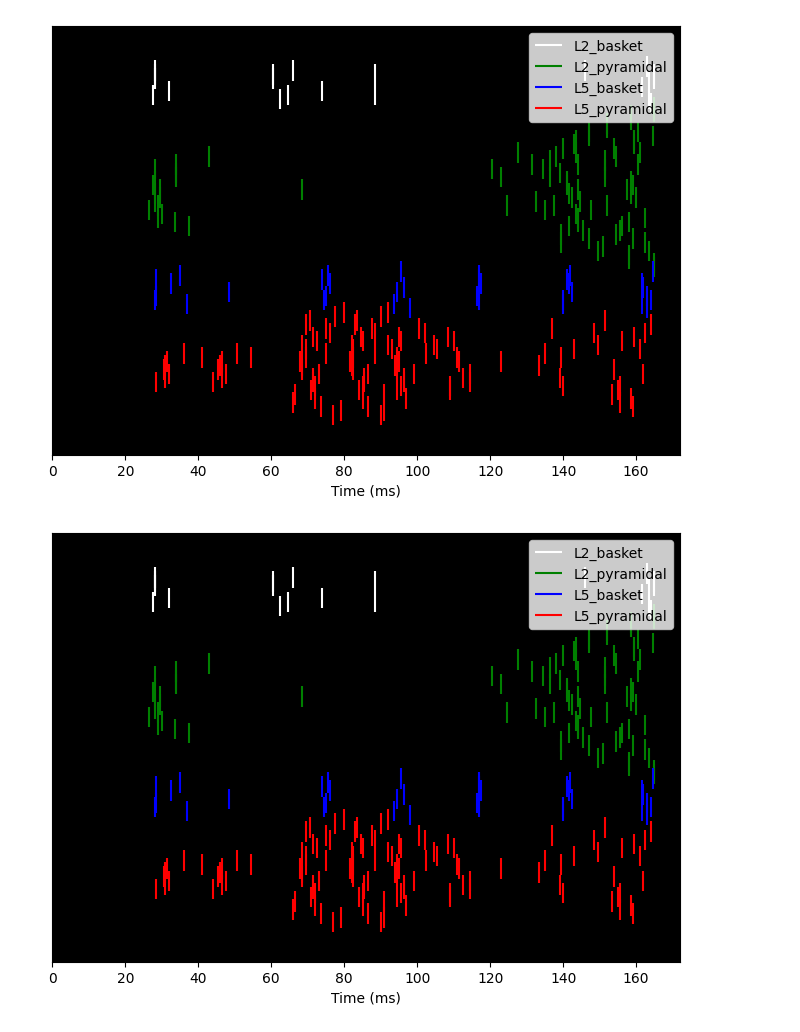
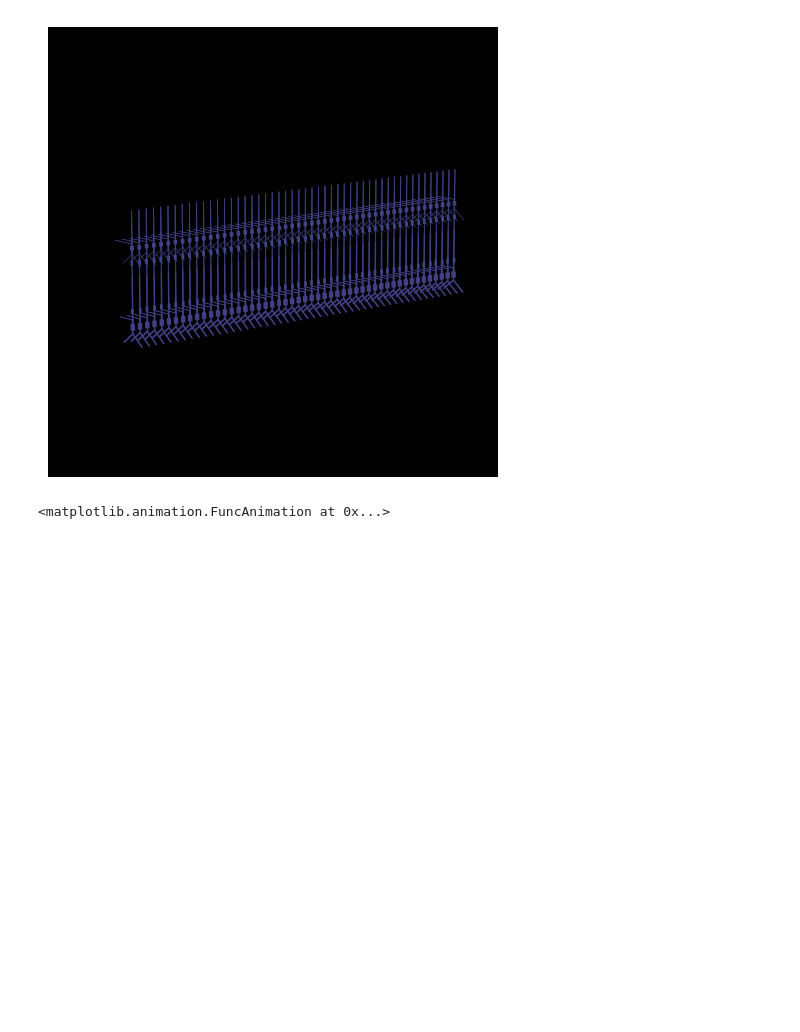
Before and after one commit to ntolley/hnn_wave, a Jupyter notebook: notebooks/wave_simulation.ipynb, the cells around one changed output. Cells and saved outputs as stored; diff of their text form; code cells hidden in the pictures; blank space fills up the shorter version.

```diff
--- a/notebooks/wave_simulation.ipynb
+++ b/notebooks/wave_simulation.ipynb
@@ -48,2 +131,15 @@ net_plot = NetworkPlot(net)
+# %%
+net_plot.azim = -400
+net_plot.zlim = (-200, 3100)
+net_plot.ylim = (-50, 250)
+net_plot.xlim = (-200, 3100)
+net_plot.set_time_idx(0)
+net_plot.fig
+# %% [output]
+[figure, added]
+# %%
+net_plot.export_movie('beta_wave.mp4', dpi=200, decim=10, interval=1)
+# %% [output]
+<matplotlib.animation.FuncAnimation at 0x...>
 # %%
 %matplotlib inline
@@ -54,5 +150,2 @@ for time_idx in range(20):
 # %%
-net.cell_response.plot_spikes_raster()
+net.cell_response
-# %% [output]
-[figure, removed]
-[figure, removed]
```
Also changed, not shown: parts of 14 cells of this notebook.
